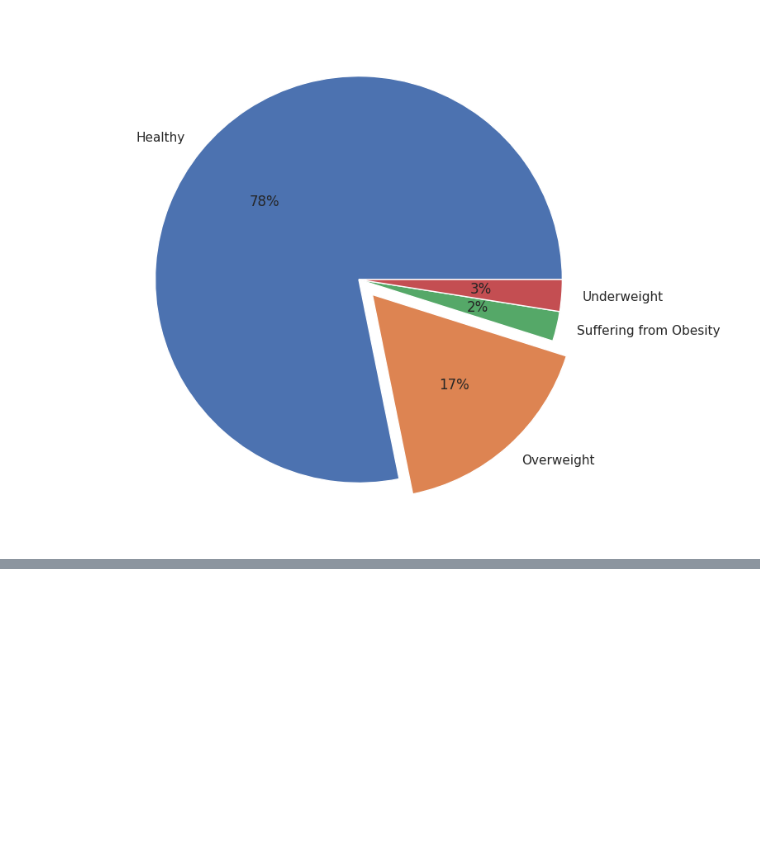
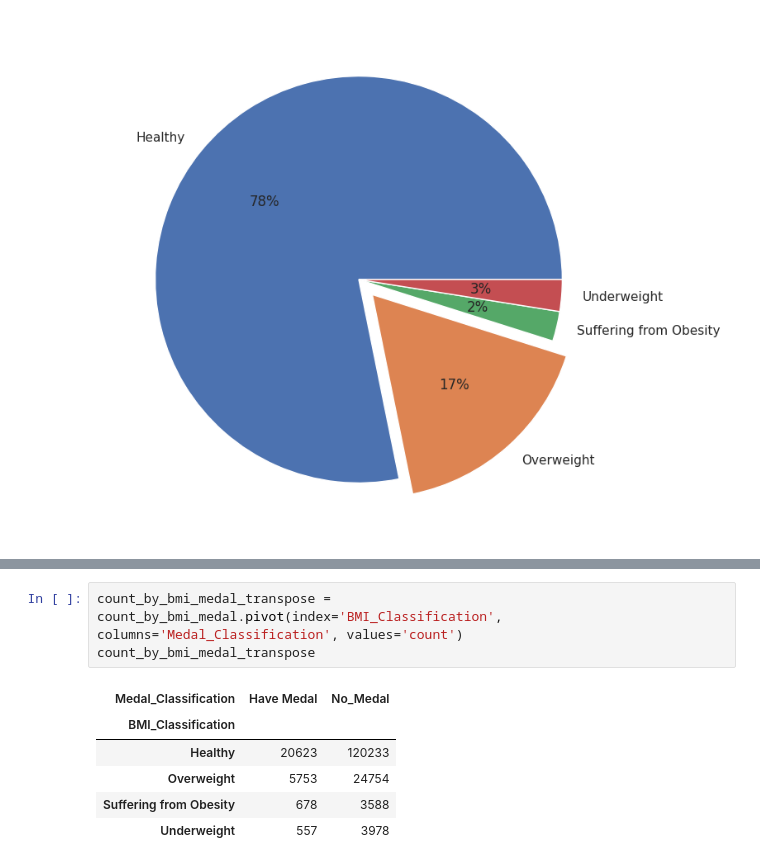
Before and after one commit to tvphu213/proj-1, a Jupyter notebook: analysis.ipynb, the cells around one changed output, grey strips where cells are left out. Drawn from its saved outputs; the diff is of its cells as text; blank space fills up the shorter version.

```diff
--- a/analysis.ipynb
+++ b/analysis.ipynb
@@ -283 +296,11 @@ plt.show()
+# %%
+count_by_bmi_medal_transpose = count_by_bmi_medal.pivot(index='BMI_Classification', columns='Medal_Classification', values='count')
+count_by_bmi_medal_transpose
+# %% [output]
+| Medal_Classification | Have Medal | No_Medal |
+| BMI_Classification |  |  |
+| Healthy | 20623 | 120233 |
+| Overweight | 5753 | 24754 |
+| Suffering from Obesity | 678 | 3588 |
+| Underweight | 557 | 3978 |
 # %%
```
Also changed, not shown: parts of 4 cells of this notebook.
